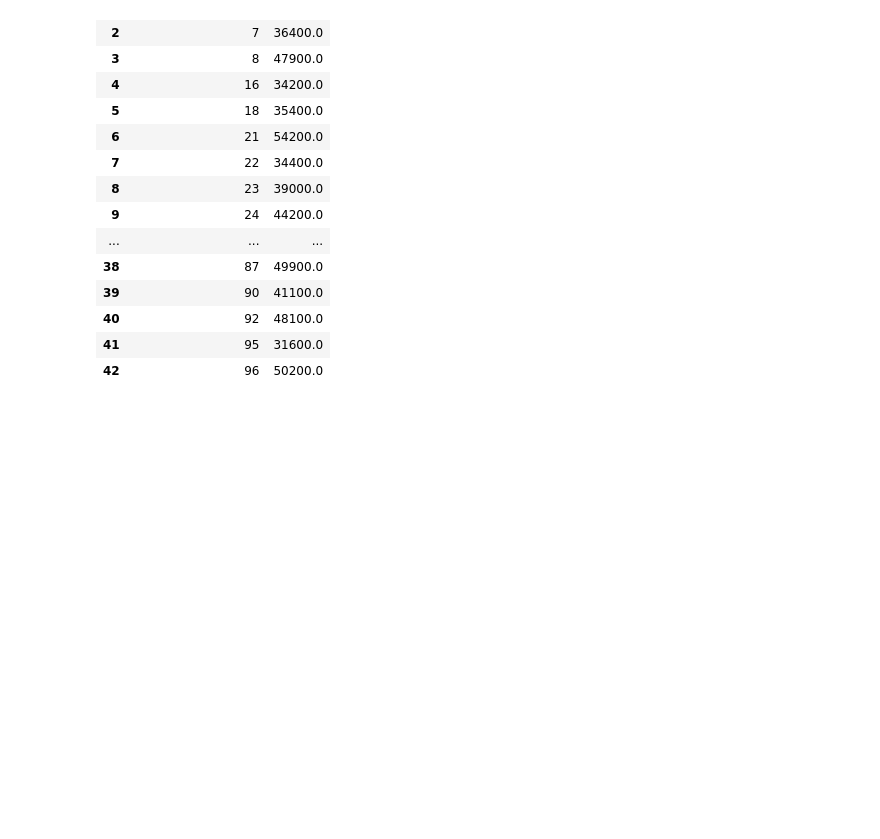
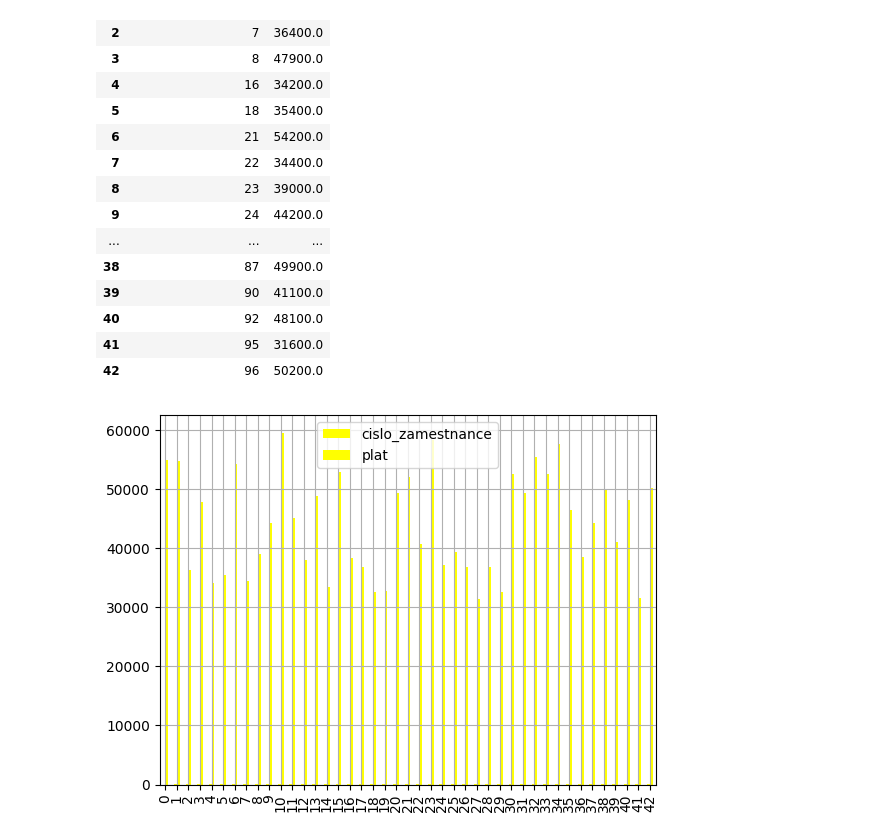
Before and after one commit to Petraabr/Python1_podzim23_homewrkz, a Jupyter notebook: ukol_11.ipynb, the cells around one changed output. Cells and saved outputs as stored; diff of their text form; code cells hidden in the pictures; blank space fills up the shorter version.

```diff
--- a/ukol_11.ipynb
+++ b/ukol_11.ipynb
@@ -22,5 +22,12 @@ platy
 | 40 | 92 | 48100.0 |
 | 41 | 95 | 31600.0 |
 | 42 | 96 | 50200.0 |
+# %%
+import matplotlib.pyplot as plt #plt.yticks(range(3, 97, 10))
+
+platy.plot (kind='bar', color='yellow', grid=True)
+plt.show()
+# %% [output]
+[figure, added]
 # %%
 
```
Also changed, not shown: parts of 2 cells of this notebook.
